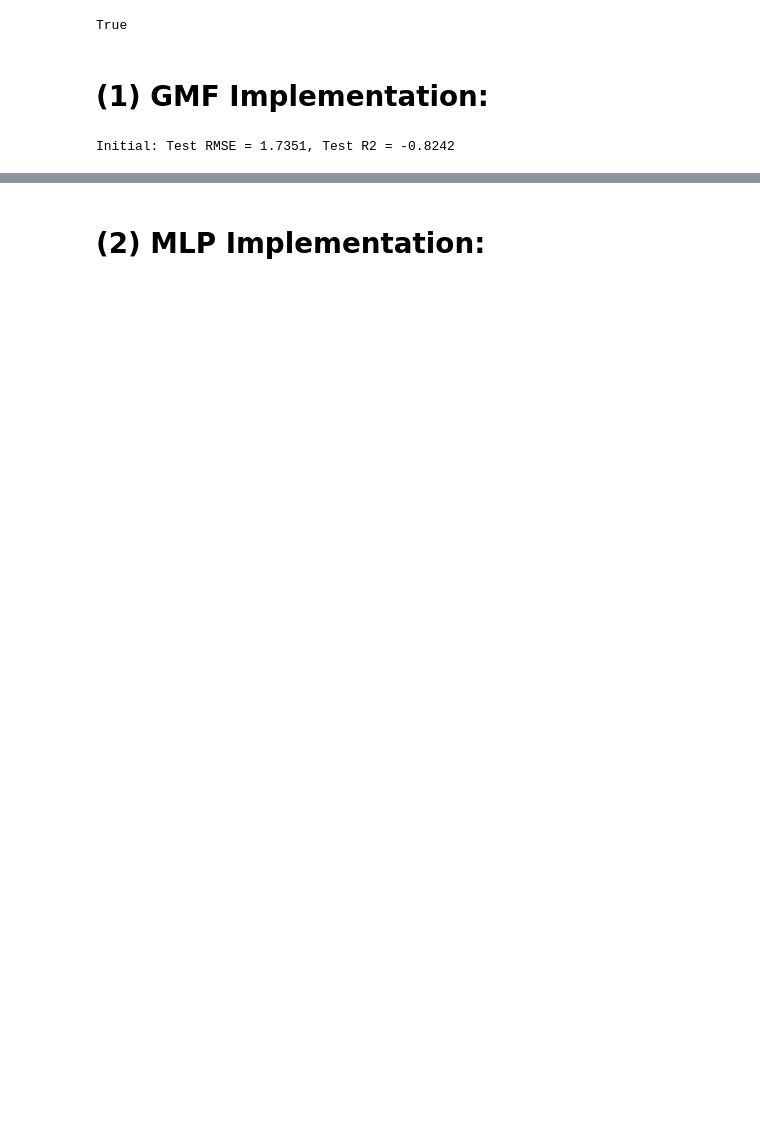
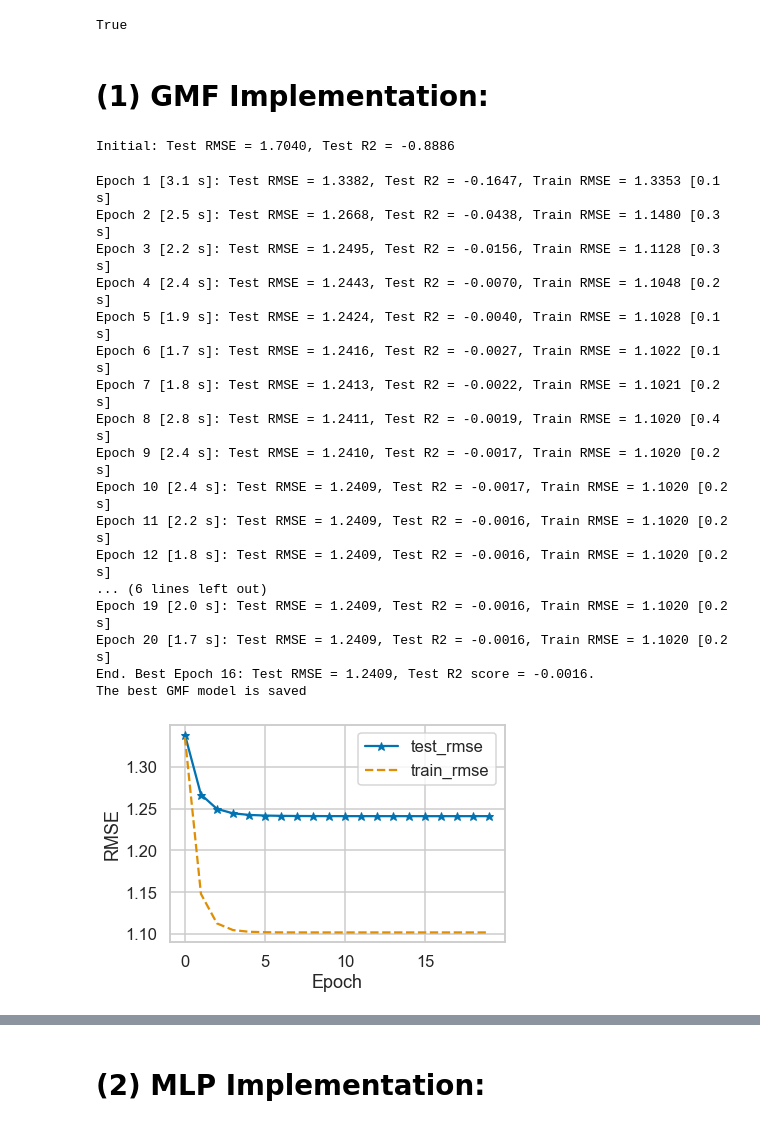
Before and after one commit to akhilesh-somani/Restaurant_Recommendation_System, a Jupyter notebook: Our_Approach/Our_Approach.ipynb, the cells around one changed output, grey strips where cells are left out. Drawn from its saved outputs; the diff is of its cells as text; code cells hidden in the pictures; blank space fills up the shorter version.

```diff
--- a/Our_Approach/Our_Approach.ipynb
+++ b/Our_Approach/Our_Approach.ipynb
@@ -305,9 +304,9 @@ True
 # %% [markdown]
 ## Train Data:
 # %%
-# Save all visits to a restaurant except the last one as the train data
+# Save all visits to a restaurant except the last 4 as the train data
 def all_values_except_last(df):
-    return df.iloc[:-1]
+    return df.iloc[:-4]
 # %%
 train_data = dataset_to_use.groupby('user_id_refined').apply(all_values_except_last)
 # %%
@@ -415,25 +418,93 @@ def evaluate_model(model, X, y):
 # %%
 # Build model
 regs = [0, 0]
-learner = 'adam'
-learning_rate = 0.0005
+learner = 'sgd'
+learning_rate = 0.01
 num_epochs = 20
 batch_size = 256
 out = 1
 
 model = get_gmf_model(num_users, num_items, regs)
 
 if learner.lower() == "adagrad":
     model.compile(optimizer=Adagrad(lr=learning_rate), loss='mse')
 elif learner.lower() == "rmsprop":
     model.compile(optimizer=RMSprop(lr=learning_rate), loss='mse')
 elif learner.lower() == "adam":
     model.compile(optimizer=Adam(lr=learning_rate), loss='mse')
 else:
     model.compile(optimizer=SGD(lr=learning_rate), loss='mse')
 
 # Initial performance
 (mse, r2) = evaluate_model(model, X_test, y_test)
 print('Initial: Test RMSE = %.4f, Test R2 = %.4f' % (np.sqrt(mse), r2))
+
+# Training and testing model
+current_folder = os.getcwd()
+model_out_file_gmf = current_folder + '\\Pretrain\\toronto_GMF.h5'
+
+train_loss = []
+test_rmse, test_r2 = [], []
+best_mse = float('inf')
+
+# Generate training instances
+user_input, item_input, user_feature_input, item_feature_input, ratings = get_train_instances(X_train, y_train)
+
+for epoch in range(num_epochs):
+    t1 = time()
+
+    # Training
+    history = model.fit([user_input, item_input, user_feature_input, item_feature_input], # input
+                         np.array(ratings), # labels
+                         batch_size = batch_size, epochs = 1, verbose = 0)
+
+    train_loss.append(np.sqrt(history.history['loss'][0]) * 5) # multiply loss by 5 because the ratings are normalized by 5
+
+    t2 = time()
+
+    # Evaluation
+
+    (mse, r2) = evaluate_model(model, X_test, y_test)
+
+    test_rmse.append(np.sqrt(mse))
+    test_r2.append(r2)
+
+    print('Epoch %d [%.1f s]: Test RMSE = %.4f, Test R2 = %.4f, Train RMSE = %.4f [%.1f s]'
+          % (epoch + 1,  t2 - t1, test_rmse[-1], test_r2[-1], train_loss[-1], time() - t2))
+
+    if mse < best_mse:
+        best_mse, best_r2, best_iter = mse, r2, epoch + 1
+        if out > 0:
+            model.save_weights(model_out_file_gmf, overwrite = True)
+
+print("End. Best Epoch %d: Test RMSE = %.4f, Test R2 score = %.4f. " %(best_iter, np.sqrt(best_mse), best_r2))
+if out > 0:
+    print("The best GMF model is saved")
+
+
+plt.plot(test_rmse, '*-', label = 'test_rmse')
+plt.plot(train_loss, '--', label = 'train_rmse')
+plt.legend()
+plt.xlabel('Epoch')
+plt.ylabel('RMSE')
+plt.show()
 # %% [output]
-Initial: Test RMSE = 1.7351, Test R2 = -0.8242
+Initial: Test RMSE = 1.7040, Test R2 = -0.8886
+Epoch 1 [3.1 s]: Test RMSE = 1.3382, Test R2 = -0.1647, Train RMSE = 1.3353 [0.1 s]
+Epoch 2 [2.5 s]: Test RMSE = 1.2668, Test R2 = -0.0438, Train RMSE = 1.1480 [0.3 s]
+Epoch 3 [2.2 s]: Test RMSE = 1.2495, Test R2 = -0.0156, Train RMSE = 1.1128 [0.3 s]
+Epoch 4 [2.4 s]: Test RMSE = 1.2443, Test R2 = -0.0070, Train RMSE = 1.1048 [0.2 s]
+Epoch 5 [1.9 s]: Test RMSE = 1.2424, Test R2 = -0.0040, Train RMSE = 1.1028 [0.1 s]
+Epoch 6 [1.7 s]: Test RMSE = 1.2416, Test R2 = -0.0027, Train RMSE = 1.1022 [0.1 s]
+Epoch 7 [1.8 s]: Test RMSE = 1.2413, Test R2 = -0.0022, Train RMSE = 1.1021 [0.2 s]
+Epoch 8 [2.8 s]: Test RMSE = 1.2411, Test R2 = -0.0019, Train RMSE = 1.1020 [0.4 s]
+Epoch 9 [2.4 s]: Test RMSE = 1.2410, Test R2 = -0.0017, Train RMSE = 1.1020 [0.2 s]
+Epoch 10 [2.4 s]: Test RMSE = 1.2409, Test R2 = -0.0017, Train RMSE = 1.1020 [0.2 s]
+Epoch 11 [2.2 s]: Test RMSE = 1.2409, Test R2 = -0.0016, Train RMSE = 1.1020 [0.2 s]
+Epoch 12 [1.8 s]: Test RMSE = 1.2409, Test R2 = -0.0016, Train RMSE = 1.1020 [0.2 s]
+... (6 lines left out)
+Epoch 19 [2.0 s]: Test RMSE = 1.2409, Test R2 = -0.0016, Train RMSE = 1.1020 [0.2 s]
+Epoch 20 [1.7 s]: Test RMSE = 1.2409, Test R2 = -0.0016, Train RMSE = 1.1020 [0.2 s]
+End. Best Epoch 16: Test RMSE = 1.2409, Test R2 score = -0.0016.
+The best GMF model is saved
+[figure, added]
```
Also changed, not shown: parts of 23 cells of this notebook, 1 other file.
